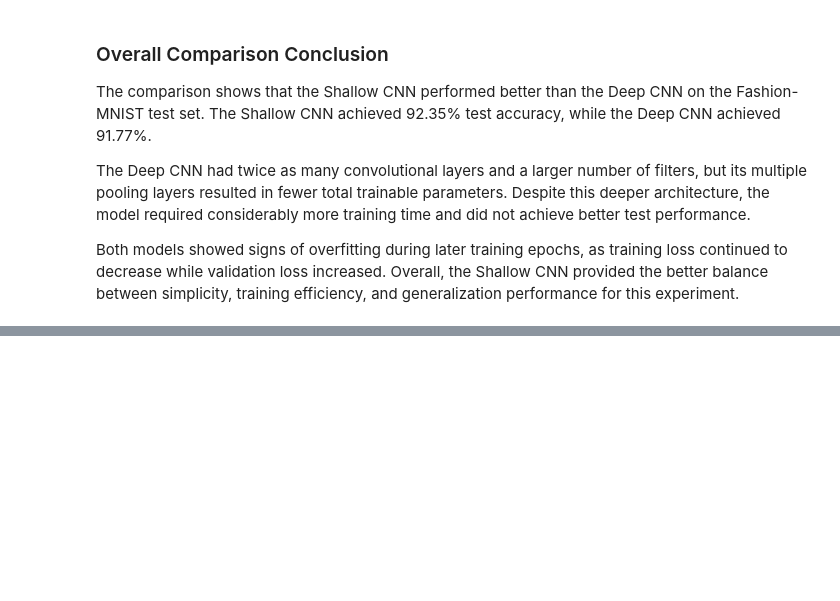
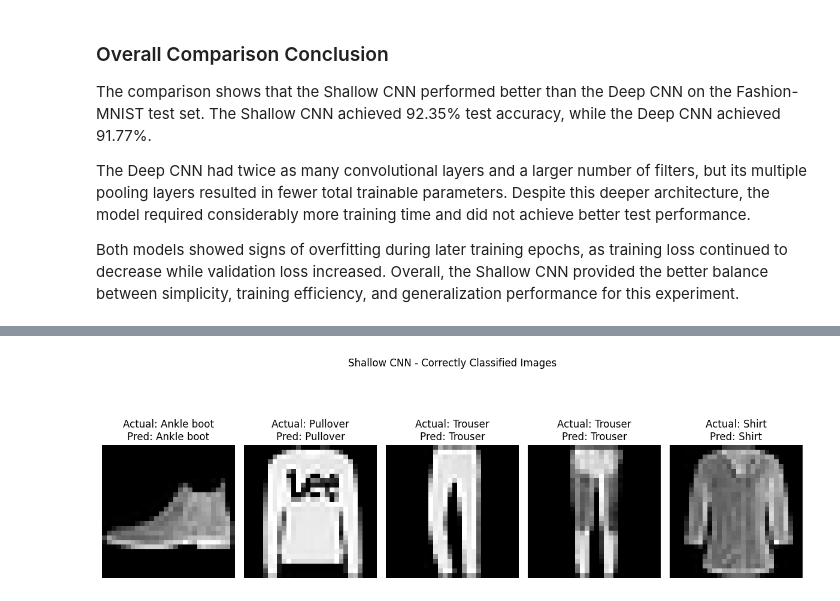
Before and after one commit to mrudultkt/fashion-mnist-shallow-vs-deep-cnn, a Jupyter notebook: Mrudul_Mukundan_PGDSAIML_B4.ipynb, the cells around one changed output, grey strips where cells are left out. Drawn from its saved outputs; the diff is of its cells as text; code cells hidden in the pictures; blank space fills up the shorter version.

```diff
--- a/Mrudul_Mukundan_PGDSAIML_B4.ipynb
+++ b/Mrudul_Mukundan_PGDSAIML_B4.ipynb
@@ -612,0 +633,11 @@ Both models showed signs of overfitting during later training epochs, as trainin
+# %%
+shallow_correct = np.where(shallow_predictions == y_test)[0]
+shallow_incorrect = np.where(shallow_predictions != y_test)[0]
+
+deep_correct = np.where(deep_predictions == y_test)[0]
+deep_incorrect = np.where(deep_predictions != y_test)[0]
+
+print("Shallow CNN correct:", len(shallow_correct))
+print("Shallow CNN incorrect:", len(shallow_incorrect))
+print("Deep CNN correct:", len(deep_correct))
+print("Deep CNN incorrect:", len(deep_incorrect))
@@ -612,0 +657,32 @@ Both models showed signs of overfitting during later training epochs, as trainin
+# %%
+def display_predictions(images, actual_labels, predicted_labels,
+                        indices, class_names, title):
+
+    plt.figure(figsize=(12, 5))
+
+    for i, index in enumerate(indices[:5]):
+        plt.subplot(1, 5, i + 1)
+
+        plt.imshow(images[index].squeeze(), cmap="gray")
+
+        plt.title(
+            f"Actual: {class_names[actual_labels[index]]}\n"
+            f"Pred: {class_names[predicted_labels[index]]}"
+        )
+
+        plt.axis("off")
+
+    plt.suptitle(title)
+    plt.tight_layout()
+    plt.show()
+# %%
+display_predictions(
+    x_test,
+    y_test,
+    shallow_predictions,
+    shallow_correct,
+    class_names,
+    "Shallow CNN - Correctly Classified Images"
+)
+# %% [output]
+[figure, added]
```
Also changed, not shown: parts of 12 cells of this notebook.
